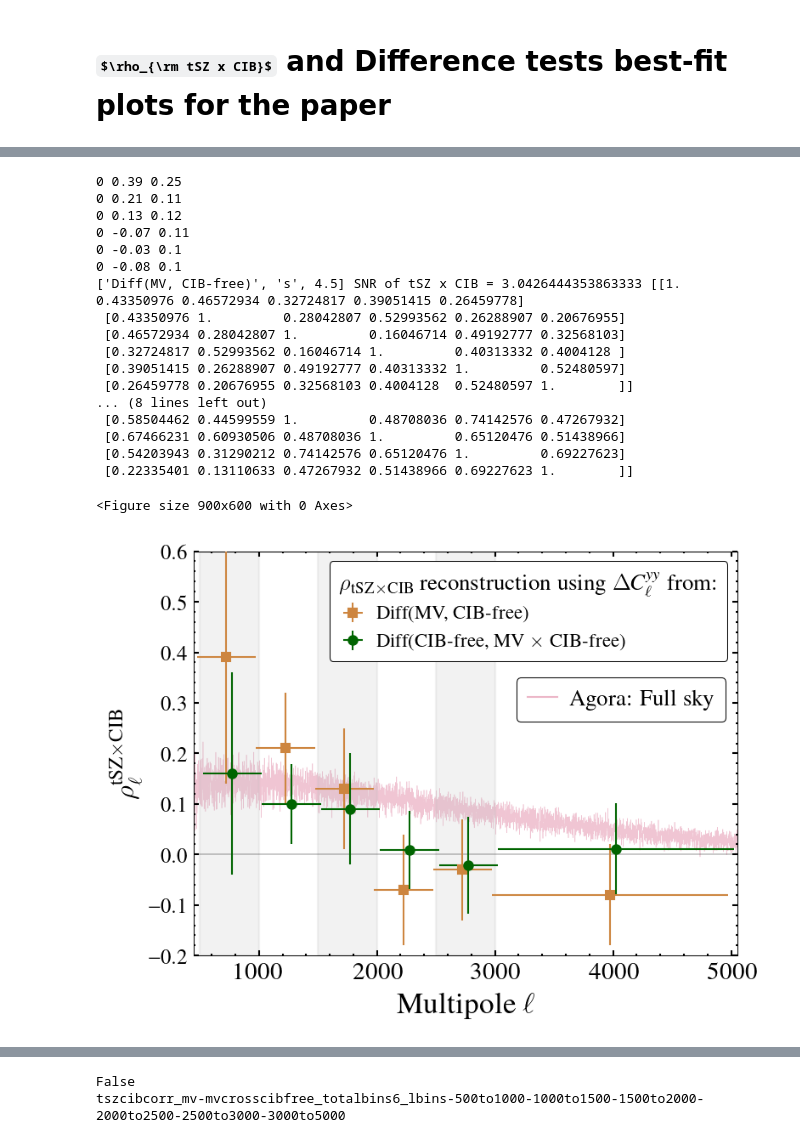
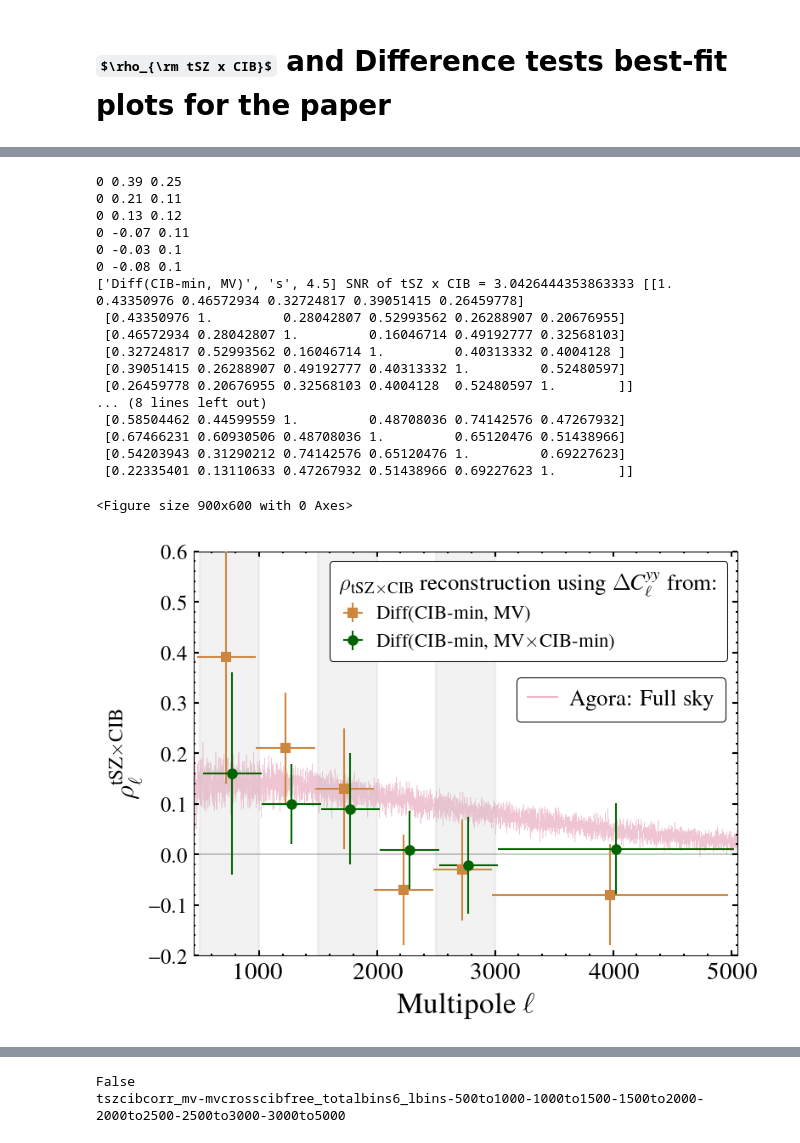
Before and after one commit to sriniraghunathan/tSZ_2pt_SPT_SPIRE, a Jupyter notebook: fit_for_tsz_cib.ipynb, the cells around one changed output, grey strips where cells are left out. Drawn from its saved outputs; the diff is of its cells as text; code cells hidden in the pictures; some formulas as TeX source.

```diff
--- a/fit_for_tsz_cib.ipynb
+++ b/fit_for_tsz_cib.ipynb
@@ -1495,6 +1494,13 @@ if (1): #get samples and make corner plot
         chain_labval = chain_labval.replace('mv-cibfree', r'(MV, CIB-min);')
         chain_labval = chain_labval.replace('mv-mvcrosscibfree', r'(MV, MV $\times$ CIB-min);')
         chain_labval = chain_labval.replace('cibfree-mvcrosscibfree', r'(CIB-min, MV $\times$ CIB-min);')
+
+        make_all_positive_for_plotting = True
+        if make_all_positive_for_plotting:
+            chain_labval = chain_labval.replace( r'(MV, CIB-min)', r'(CIB-min, MV)' )
+            chain_labval = chain_labval.replace( r'(MV $\times$ CIB-min, CIB-min)', r'(CIB-min, MV $\times$ CIB-min)' )
+            chain_labval = chain_labval.replace( r'(MV, MV $\times$ CIB-min)', r'(MV $\times$ CIB-min, MV)' )
+        print(chain_labval)
         chain_labval = chain_labval.replace('_totalbins%s_lbins-' %(total_bins), '')
         if len(chain_fd_and_name_arr) == 3:
             chain_labval = chain_labval.replace('500to1000-1000to1500-1500to2000-2000to2500-2500to3000-3000to3500-3500to4000-4000to4500-4500to5000',
@@ -1583,13 +1589,13 @@ if (1): #get samples and make corner plot
     g.triangle_plot(samples_arr_to_plot, params=params_arr_to_plot, filled=filled_arr, \
                     param_limits = param_limits_dic, \
                     contour_colors=color_arr,
+                    contour_edge_colors='black',
                     framealpha = 1.,
                     legend_labels = label_arr, legend_loc = legloc,
                     figsize = figsize,
                     line_args = line_args,
                     #fontsize = 20,
                     #ls = ls_arr,
-                    #line_args = line_args,
                     #analysis_settings={'ignore_rows': 0.5},
                     #contour_ls = ls_arr, contour_lw = lw_arr, legend_ncol = len(param_names), param_limits = param_limits_dic,
                     )
@@ -1604,7 +1610,9 @@ if (1): #get samples and make corner plot
 
     plname = 'plots/rho_tsz_cib_corner_6bins.pdf'
     savefig(plname, dpi = 200.)
-    show(); sys.exit()
+    plname_png = plname.replace('plots/', 'publish/plots/').replace('.pdf', '.png')
+    savefig(plname_png, dpi = 200.)
+    show(); ###sys.exit()
 # %% [output]
 results/chains//cibmindata_tsz//odd_even_crosses_only_no_spire_noise_bias//cib_scatter_sigma_None//with_beam_chromaticity//tszcibcorr_mv-mvcrosscibfree_totalbins6_lbins-500to1000-1000to1500-1500to2000 ...
 
@@ -1636,10 +1646,27 @@ reqd_chain_name2 = 'tszcibcorr_cibfree-mvcrosscibfree_totalbins6_lbins-500to1000
 reqd_chain_name3 = 'tszcibcorr_mv-mvcrosscibfree_totalbins6_lbins-500to1000-1000to1500-1500to2000-2000to2500-2500to3000-3000to5000'
 
 reqd_chain_name_arr = [reqd_chain_name1, reqd_chain_name2] #[reqd_chain_name3]#
-chain_name_dic = {reqd_chain_name1: [r'Diff(MV, CIB-free)', 's', 4.5],
-                 reqd_chain_name2: [r'Diff(CIB-free, MV $\times$ CIB-free)', 'o', 5.],
-                 reqd_chain_name3: [r'Diff(MV, MV $\times$ CIB-free)', 'd', 5],
+chain_name_dic = {reqd_chain_name1: [r'Diff(MV, CIB-min)', 's', 4.5],
+                 reqd_chain_name2: [r'Diff(CIB-min, MV $\times$ CIB-min)', 'o', 5.],
+                 reqd_chain_name3: [r'Diff(MV, MV $\times$ CIB-min)', 'd', 5],
                  }
+ascii_opfname_dic = {reqd_chain_name1: 'diff_mv_cibmin',
+                 reqd_chain_name2: 'diff_cibmin_mvxcibmin',
+                 reqd_chain_name3: 'diff_mv_mvxcibmin',
+                 }
+make_all_positive_for_plotting = True
+if make_all_positive_for_plotting:
+    chain_name_dic[reqd_chain_name1][0] = r'Diff(CIB-min, MV)'
+    chain_name_dic[reqd_chain_name2][0] = r'Diff(CIB-min, MV$\times$CIB-min)'
+    chain_name_dic[reqd_chain_name3][0] = r'Diff(MV$\times$CIB-min, MV)'
+    ascii_opfname_dic = {reqd_chain_name1: 'diff_cibmin_mv',
+                     reqd_chain_name2: 'diff_cibmin_mvxcibmin',
+                     reqd_chain_name3: 'diff_mvxcibmin_mv',
+                     }
+
+opfd_publish = 'publish/bandpowers_and_cov/'
+if not os.path.exists( opfd_publish ): os.system('mkdir -p %s' %(opfd_publish))
+
 #color_arr = ['green', 'darkorange']
 color_arr = ['peru', 'darkgreen']
 #reqd_chain_name_arr = [reqd_chain_name]
@@ -1696,7 +1723,27 @@ for tmpcntr, reqd_chain_name in enumerate( reqd_chain_name_arr ):
         snr = np.sqrt( chi_sq_val )
         print(chain_name_dic[reqd_chain_name], 'SNR of tSZ x CIB = %s' %(snr), curr_corr)
 
+        #err_vector = np.asarray( list(param_values_dict_for_potting[reqd_chain_name].values()) )[:,1]
+        err_vector = np.sqrt( np.diag(curr_cov) )
+
+    #write ascii files
+    l1_vector, l2_vector, lcen_vector  = [], [], []
+    for pppcntr, ppp in enumerate( param_values_dict[reqd_chain_name] ):
+        l1l2 = np.asarray( ell_bin_str_split[pppcntr].split('to') ).astype(float)
+        l1, l2 = l1l2
+        lcen = np.mean(l1l2)
+        l1_vector.append(l1)
+        l2_vector.append(l2)
+        lcen_vector.append(lcen)
+
+    op_arr = np.asarray( [l1_vector, l2_vector, lcen_vector, data_vector, err_vector] ).T
+    opfname_rho_tsz_cib_ascii = '%s/spt_100d_rho_tsz_cib_%s.txt' %(opfd_publish, ascii_opfname_dic[reqd_chain_name])
+    header_for_bandpowers = 'Estimator: %s\n\nlmin \t lmax \t leff \t rho_tsz_cib \t rho_tsz_cib_err\n' %(chain_name_dic[reqd_chain_name][0].replace('$\times$', 'x'))
+    np.savetxt(opfname_rho_tsz_cib_ascii, op_arr, header = header_for_bandpowers, delimiter = '\t', fmt = '%g')
+
+
     xshiftval += xshiftdelta
+
 if (1): #MDPL2 full sky
     mdpl2_color = 'palevioletred'
     mdpl2_els, mdpl2_rho_tsz_cib = get_mdpl2_rho_tsz_cib()
@@ -1735,32 +1782,34 @@ leg1 = ax.legend(handles[inds1], labels[inds1],
 #leg1.get_frame().set_edgecolor('whitesmoke')
 leg1.get_frame().set_linewidth(.5)
 leg1._legend_box.align = 'left'
 if len(inds2)>0:
     ax.add_artist(leg1)
     leg2 = ax.legend(handles[inds2], labels[inds2], bbox_to_anchor = (1., .55), loc = 4, fontsize = legfsval+2, ncol = 1, handletextpad = 0.5, columnspacing = 0.3, handlelength = 1.3, numpoints = 1, framealpha = 1.)
     #leg2.get_frame().set_edgecolor('whitesmoke')
     leg2.get_frame().set_linewidth(.5)
     leg2.set_zorder(0)
 plname = 'plots/rho_tsz_cib.pdf'
 savefig(plname, dpi = 200.)
+plname_png = plname.replace('plots/', 'publish/plots/').replace('.pdf', '.png')
+savefig(plname_png, dpi = 200.)
 show()
 # %% [output]
 0 0.39 0.25
 0 0.21 0.11
 0 0.13 0.12
 0 -0.07 0.11
 0 -0.03 0.1
 0 -0.08 0.1
-['Diff(MV, CIB-free)', 's', 4.5] SNR of tSZ x CIB = 3.0426444353863333 [[1.         0.43350976 0.46572934 0.32724817 0.39051415 0.26459778]
+['Diff(CIB-min, MV)', 's', 4.5] SNR of tSZ x CIB = 3.0426444353863333 [[1.         0.43350976 0.46572934 0.32724817 0.39051415 0.26459778]
  [0.43350976 1.         0.28042807 0.52993562 0.26288907 0.20676955]
  [0.46572934 0.28042807 1.         0.16046714 0.49192777 0.32568103]
  [0.32724817 0.52993562 0.16046714 1.         0.40313332 0.4004128 ]
  [0.39051415 0.26288907 0.49192777 0.40313332 1.         0.52480597]
  [0.26459778 0.20676955 0.32568103 0.4004128  0.52480597 1.        ]]
 ... (8 lines left out)
  [0.58504462 0.44599559 1.         0.48708036 0.74142576 0.47267932]
  [0.67466231 0.60930506 0.48708036 1.         0.65120476 0.51438966]
  [0.54203943 0.31290212 0.74142576 0.65120476 1.         0.69227623]
  [0.22335401 0.13110633 0.47267932 0.51438966 0.69227623 1.        ]]
 <Figure size 900x600 with 0 Axes>
-[figure, old version]
+[figure, new version]
```
Also changed, not shown: parts of 6 cells of this notebook, 21 other files.
